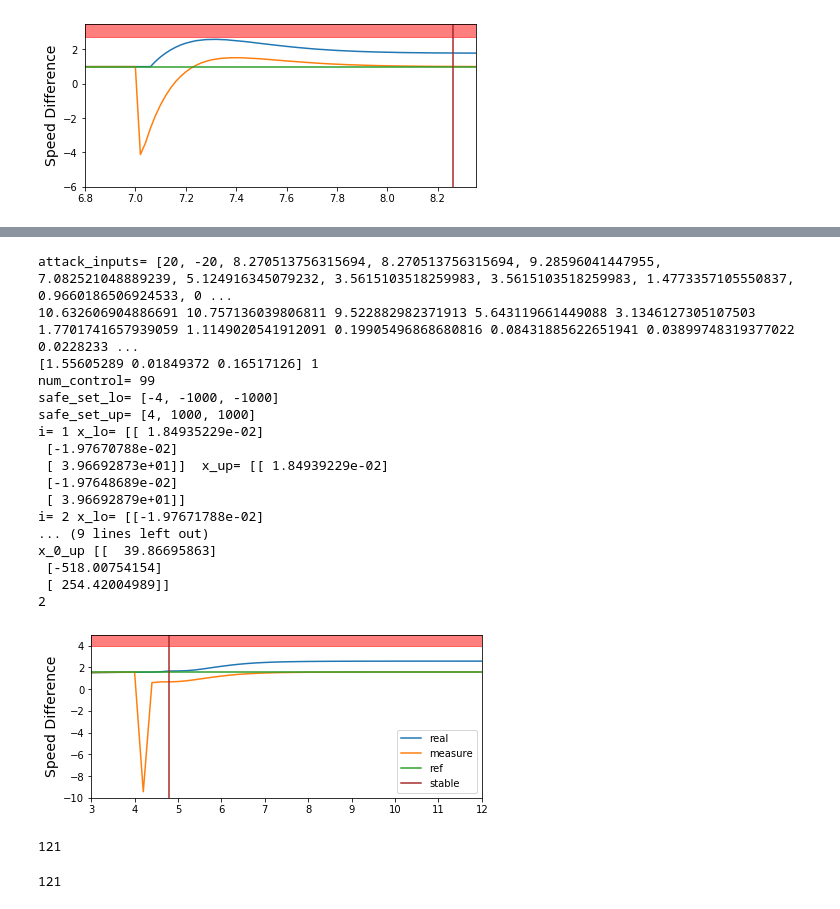
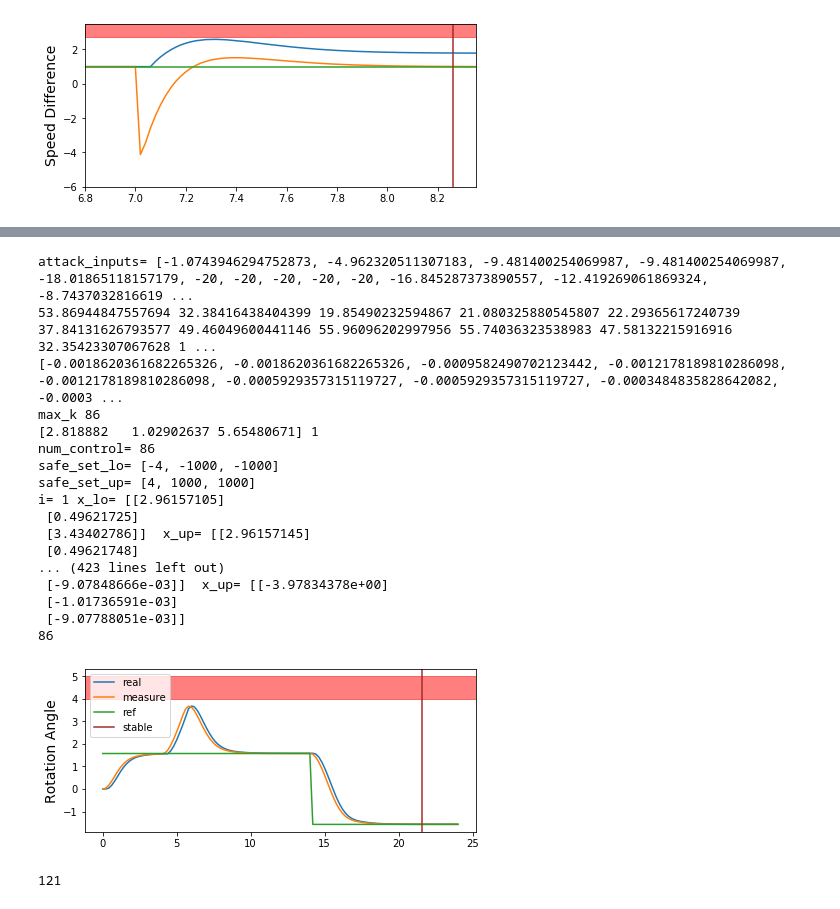
Before and after one commit to CPSEC/Emsoft, a Jupyter notebook: demo_new.ipynb, the cells around one changed output, grey strips where cells are left out. Saved outputs shown, nothing was run; the diff lists cells and outputs as text; code cells hidden in the pictures.

```diff
--- a/demo_new.ipynb
+++ b/demo_new.ipynb
@@ -180,21 +183,29 @@ for i in range(0, a.slot+1):
         a.cin=a.cin
     control_inputs.append(a.cin)
     if i>a.place:
-        if (a.score[-1]==a.thres):
+        if (a.score[-1]>a.thres):
             a.att=a.drift
         else:
             a.att = a.thres+a.drift-a.score[-1]
             x_just_before = xout
-    yout, T, xout = lsim(a.sysd, a.cin, [0, a.Ts], a.xmeasure)
-    yout2, T, xout2 = lsim(a.sysd, a.cin, [0, a.Ts], a.xreal)
+    yout, T, xout = lsim(a.sysc, a.cin, [0, a.Ts], a.xmeasure)
+    ymax,T,xout1 = lsim(a.sysc, a.maxc, [0, a.Ts], a.xmeasure)
+    yout2, T, xout2 = lsim(a.sysc, a.cin, [0, a.Ts], a.xreal)
     a.yreal=yout2[-1]
     ypred = yout[-1]
     a.xmeasure = xout[-1, :].T
     a.xreal = xout2[-1, :].T
     a.ymeasure = yout[-1]-a.att
-#     if i>a.place:
-#         a.ymeasure = min(ymax[-1],yout[-1]-a.att)
+    if i>a.place and a.score[-1]<a.thres :
+        print(i,a.s)
+
+        if(ymax[-1]>a.ymeasure-a.att):
+            a.ymeasure = max(ymax[-1],yout[-1]-a.att)
+            a.xreal = xout1[-1, :].T
+            a.xmeasure = xout1[-1, :].T
+#             print(a.ymeasure, ypred)
     a.s = a.score[-1]+abs(ypred-a.ymeasure)-a.drift
+#     print(a.s)
     if(a.s<0):
         a.s=0
     measures.append(a.ymeasure)
@@ -208,11 +267,11 @@ attack_inputs = control_inputs[a.place+2:]
 print('attack_inputs=', attack_inputs)
 for j in range(0, len(attack_inputs)-10):
     temp = attack_inputs[j:j+10]
-    if 20 in temp or -20 in temp:
+    if 20 in temp:
         continue
     vari = statistics.variance(temp)
     print(vari, end= ' ')
-    if(vari < 1e-8):
+    if(vari < 1e-6):
         max_k = j
         print('this is temp')
         print(temp)
@@ -234,45 +293,41 @@ print(k)
 
 # ---------------------------------------
 # %% [output]
-attack_inputs= [20, -20, 8.270513756315694, 8.270513756315694, 9.28596041447955, 7.082521048889239, 5.124916345079232, 3.5615103518259983, 3.5615103518259983, 1.4773357105550837, 0.9660186506924533, 0 ...
-10.632606904886691 10.757136039806811 9.522882982371913 5.643119661449088 3.1346127305107503 1.7701741657939059 1.1149020541912091 0.19905496868680816 0.08431885622651941 0.03899748319377022 0.0228233 ...
-[1.55605289 0.01849372 0.16517126] 1
-num_control= 99
+attack_inputs= [-1.0743946294752873, -4.962320511307183, -9.481400254069987, -9.481400254069987, -18.01865118157179, -20, -20, -20, -20, -20, -16.845287373890557, -12.419269061869324, -8.7437032816619 ...
+53.86944847557694 32.38416438404399 19.85490232594867 21.080325880545807 22.29365617240739 37.84131626793577 49.46049600441146 55.96096202997956 55.74036323538983 47.58132215916916 32.35423307067628 1 ...
+[-0.0018620361682265326, -0.0018620361682265326, -0.0009582490702123442, -0.0012178189810286098, -0.0012178189810286098, -0.0005929357315119727, -0.0005929357315119727, -0.0003484835828642082, -0.0003 ...
+max_k 86
+[2.818882   1.02902637 5.65480671] 1
+num_control= 86
 safe_set_lo= [-4, -1000, -1000]
 safe_set_up= [4, 1000, 1000]
-i= 1 x_lo= [[ 1.84935229e-02]
- [-1.97670788e-02]
- [ 3.96692873e+01]]  x_up= [[ 1.84939229e-02]
- [-1.97648689e-02]
- [ 3.96692879e+01]]
-i= 2 x_lo= [[-1.97671788e-02]
-... (9 lines left out)
-x_0_up [[  39.86695863]
- [-518.00754154]
- [ 254.42004989]]
-2
+i= 1 x_lo= [[2.96157105]
+ [0.49621725]
+ [3.43402786]]  x_up= [[2.96157145]
+ [0.49621748]
+... (423 lines left out)
+ [-9.07848666e-03]]  x_up= [[-3.97834378e+00]
+ [-1.01736591e-03]
+ [-9.07788051e-03]]
+86
 # %%
 fig, ax = plt.subplots(figsize=(7, 3))
-ax.set_ylim(-10,5)
-ax.set_xlim(3,12)
+# ax.set_ylim(-5,5)
+# ax.set_xlim(3,12)
 ax.plot(a.t_arr, a.y_real_arr,label='real')
 ax.plot(a.t_arr, measures,label='measure')
 ax.plot(a.t_arr, a.ref,label='ref')
 ax.axhspan(4, 5, color='r', alpha=0.5)
 ax.axvline((a.place+2+k)*a.Ts, color='brown',label='stable')
-ax.set_ylabel('Speed Difference', fontsize=14)
+ax.set_ylabel('Rotation Angle', fontsize=14)
 ax.legend()
 fig.show()
-# fig.savefig('vt_unsafe_ref.pdf',bbox_inches='tight')
-fig.savefig('dc_safe.pdf',bbox_inches='tight')
+# fig.savefig('dc_unsafe_ref.pdf',bbox_inches='tight')
+# fig.savefig('dc_safe.pdf',bbox_inches='tight')
 # fig.savefig('vt_unsafe_thres.pdf',bbox_inches='tight')
 # %% [output]
-[figure, old version]
+[figure, new version]
 # %%
 len(a.ref)
 # %% [output]
 121
-# %%
-len(a.y_real_arr)
-# %% [output]
-121
```
Also changed, not shown: parts of 9 cells of this notebook, 1 other file.
